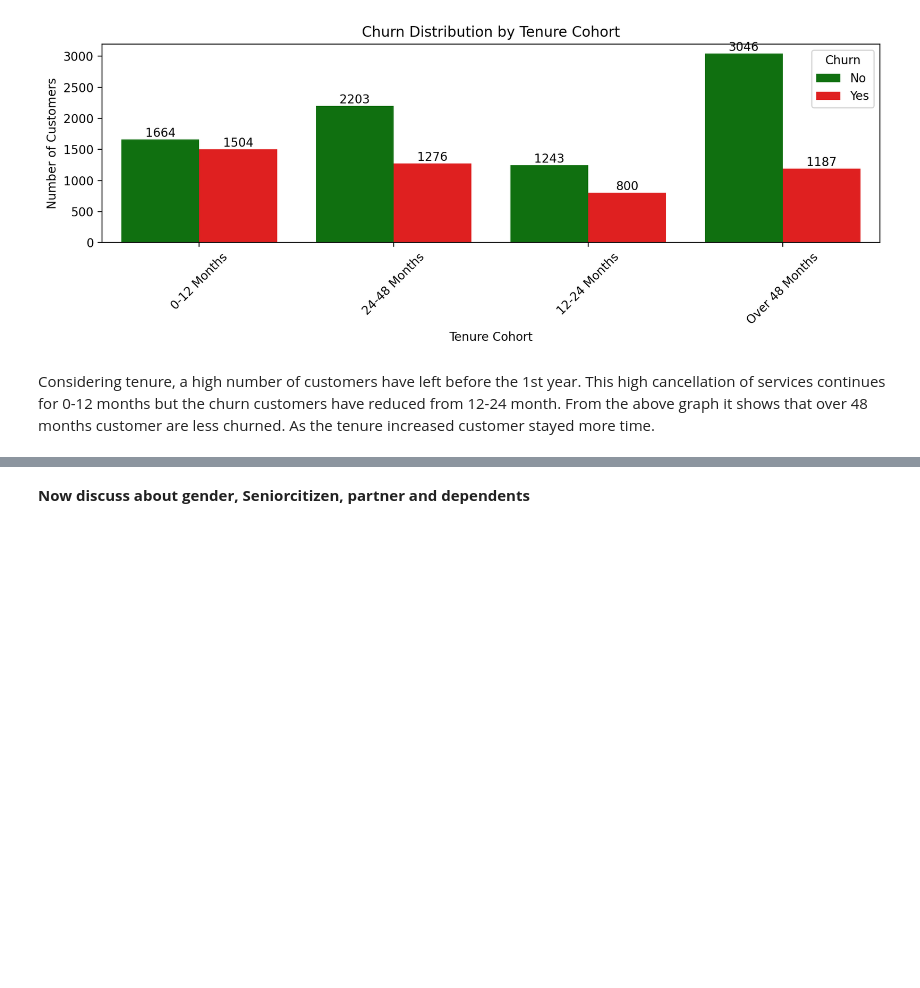
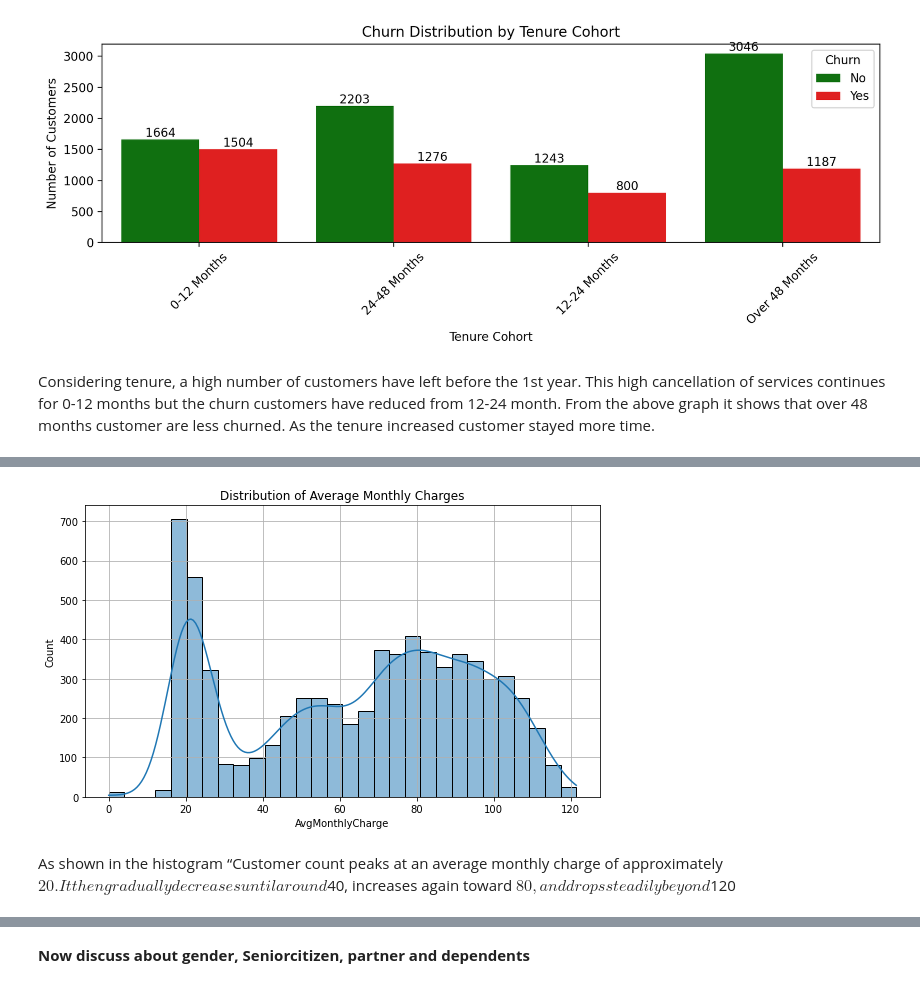
Before and after one commit to Tejpandey7/Cuatomer-_churn-analysis, a Jupyter notebook: churn_analysis.ipynb, the cells around one changed output, grey strips where cells are left out. Saved outputs shown, nothing was run; the diff lists cells and outputs as text; code cells hidden in the pictures; blank space fills up the shorter version.

Commit message:
adding average monthly charge new column and create histogram

```diff
--- a/churn_analysis.ipynb
+++ b/churn_analysis.ipynb
@@ -487,6 +487,7 @@ Group 1 : Customer Information :\
 gender,SeniorCitizen, Partner, Dependents
 # %%
 def cohort(tenure):
+    """ create different groups for tenure"""
     if tenure < 13:
         return '0-12 Months'
     elif tenure < 25:
@@ -519,0 +523,13 @@ Considering tenure, a high number of customers have left before the 1st year. Th
+# %%
+def avg_monthly_charge(df):
+    """
+    Adds AvgMonthlyCharge column to the DataFrame based on TotalCharges and tenure.
+    """
+
+    df['AvgMonthlyCharge'] = df.apply(
+        lambda x: x['TotalCharges'] / x['tenure'] if x['tenure'] > 0 else 0,
+        axis=1
+    )
+    return df
+# %%
+df3 = avg_monthly_charge(df3)
@@ -519,0 +546,13 @@ Considering tenure, a high number of customers have left before the 1st year. Th
+# %%
+plt.figure(figsize=(8, 5))  #Distribution of AvgMonthlyCharge by hist plot
+sns.histplot(x=df3['AvgMonthlyCharge'], bins=30, kde=True)
+plt.title('Distribution of Average Monthly Charges')
+plt.xlabel('AvgMonthlyCharge')
+plt.ylabel('Count')
+plt.grid(True)
+plt.tight_layout()
+plt.show()
+# %% [output]
+[figure, added]
+# %% [markdown]
+As shown in the histogram “Customer count peaks at an average monthly charge of approximately $20. It then gradually decreases until around $40, increases again toward $80, and drops steadily beyond $120
```
Also changed, not shown: parts of 6 cells of this notebook.
